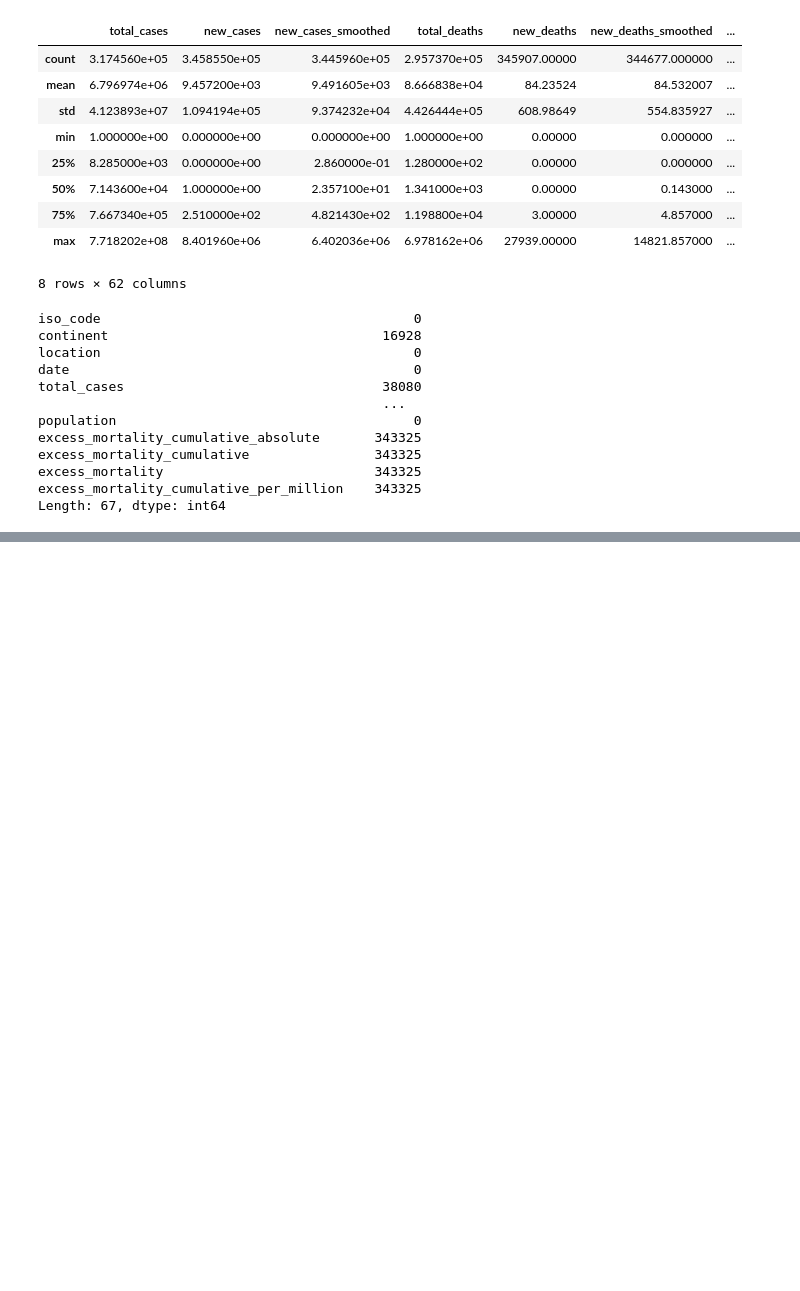
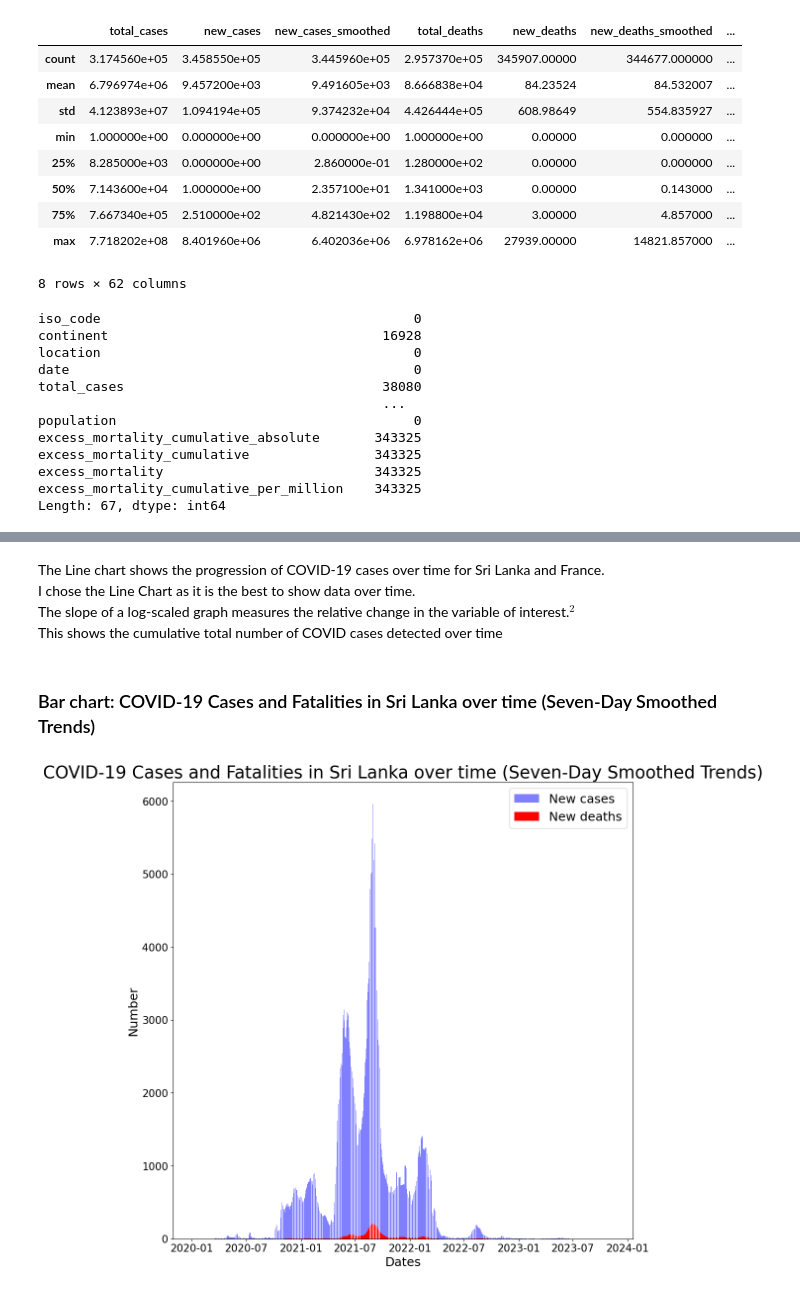
Before and after one commit to dilancroos/data_visualisation, a Jupyter notebook: main.ipynb, the cells around one changed output, grey strips where cells are left out. Cells and saved outputs as stored; diff of their text form; code cells hidden in the pictures; blank space fills up the shorter version.

```diff
--- a/main.ipynb
+++ b/main.ipynb
@@ -111,0 +132,21 @@ sns.pairplot(df, hue='continent', palette='viridis', diag_kind='bar', height=2.5
+# %% [markdown]
+The Line chart shows the progression of COVID-19 cases over time for Sri Lanka and France.<br>
+I chose the Line Chart as it is the best to show data over time.<br>
+The slope of a log-scaled graph measures the relative change in the variable of interest.$^{2}$<br>
+This shows the cumulative total number of COVID cases detected over time
+# %% [markdown]
+### Bar chart: COVID-19 Cases and Fatalities in Sri Lanka over time (Seven-Day Smoothed Trends)
+# %%
+lk_n_c_s = df_LK['new_cases_smoothed']
+lk_d_s = df_LK['new_deaths_smoothed']
+
+plt.figure(figsize=(12,12))
+plt.bar(dates_LK,lk_n_c_s,linewidth=2,linestyle='solid',color='blue', alpha=0.5)
+plt.bar(dates_LK,lk_d_s,linewidth=2,linestyle='solid',color='red')
+plt.legend(['New cases','New deaths'],fontsize=18)
+plt.title('COVID-19 Cases and Fatalities in Sri Lanka over time (Seven-Day Smoothed Trends)',fontsize=25)
+plt.xlabel('Dates',fontsize=18)
+plt.ylabel('Number',fontsize=18)
+plt.show()
+# %% [output]
+[figure, added]
```
Also changed, not shown: parts of 22 cells of this notebook, 1 other file.
